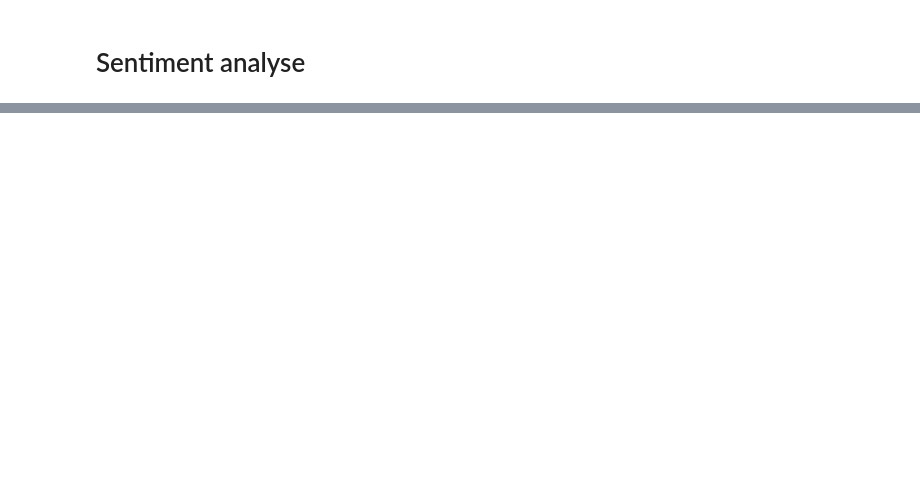
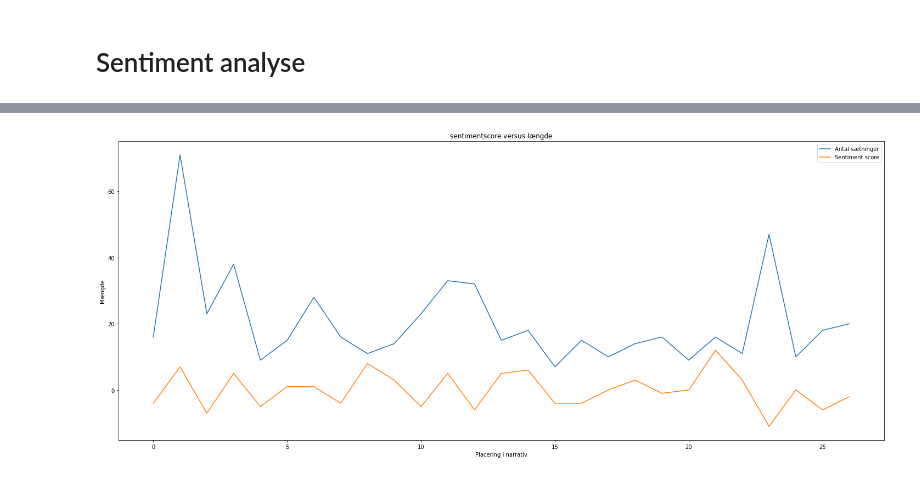
Before and after one commit to HjordisPoulsen/Eksamen, a Jupyter notebook: Eksamens script.ipynb, the cells around one changed output, grey strips where cells are left out. Saved outputs shown, nothing was run; the diff lists cells and outputs as text; code cells hidden in the pictures; blank space fills up the shorter version.

```diff
--- a/Eksamens script.ipynb
+++ b/Eksamens script.ipynb
@@ -456,2 +587,19 @@ No handles with labels found to put in legend.
+# %%
+plt.figure(figsize=(25,10))
+
+plt.title("sentimentscore versus længde")
+
+plt.plot(df_sagn.index,df_sagn.antalSæt, label="Antal sætninger")
+plt.plot(df_sagn.index,df_sagn.Sentiment_score, label="Sentiment score")
+
+plt.ylabel("Mængde")
+plt.xlabel("Placering i narrativ")
+plt.xticks
+
+plt.legend()
+plt.savefig("ord versus sentimentscore", bbox_inches = "tight", dpi=200)
+plt.show()
+# %% [output]
+[figure, added]
 # %%
 df_sagn.to_csv('sagn_sentiment.csv', index=False)
```
Also changed, not shown: parts of 54 cells of this notebook.
